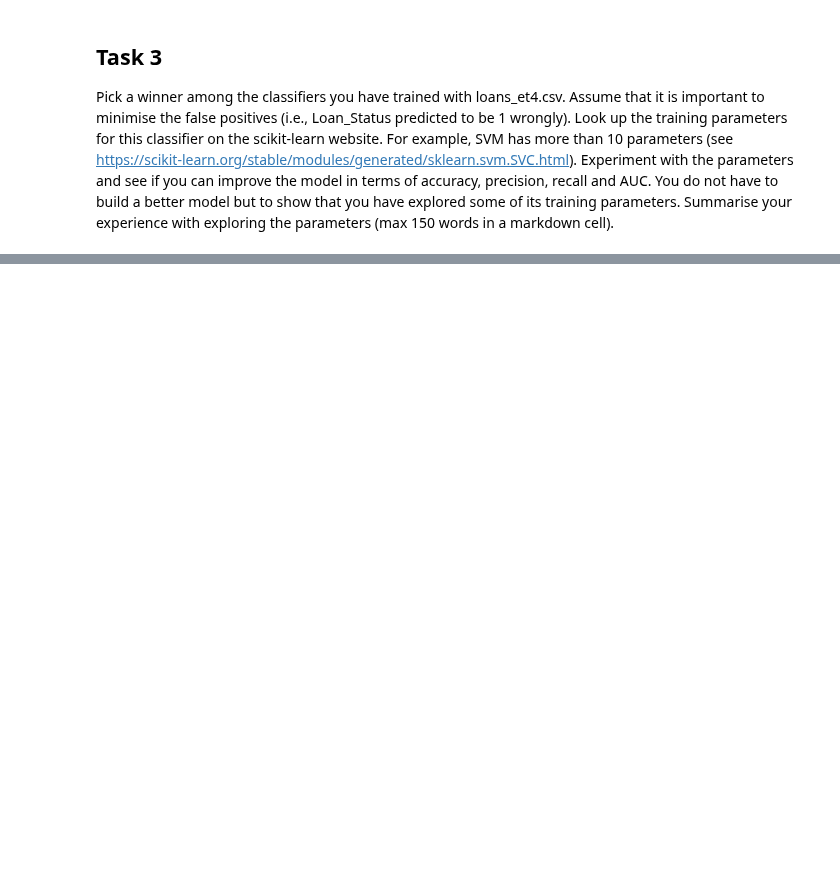
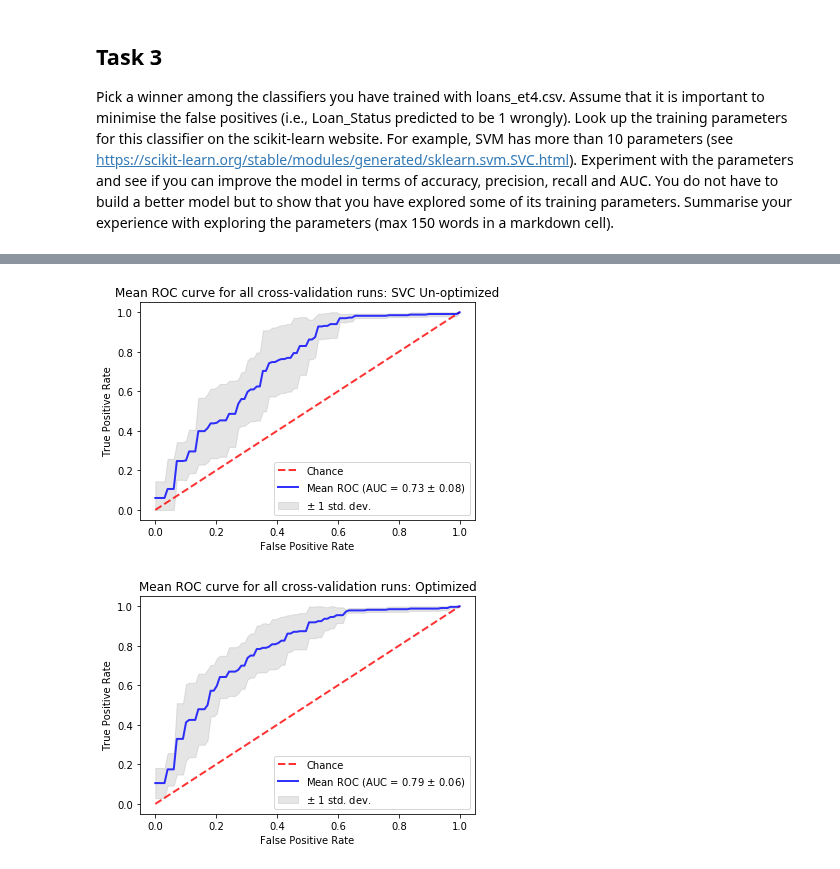
Before and after one commit to vipulpopat/MSCAI_Sem1_Etivity4, a Jupyter notebook: Etivity4_18195121_Comparison of Classifiers.ipynb, the cells around one changed output, grey strips where cells are left out. Saved outputs shown, nothing was run; the diff lists cells and outputs as text; code cells hidden in the pictures; blank space fills up the shorter version.

```diff
--- a/Etivity4_18195121_Comparison of Classifiers.ipynb
+++ b/Etivity4_18195121_Comparison of Classifiers.ipynb
@@ -295,0 +360,9 @@ Best SVM classifier parameters set found on training set:
+# %%
+# Un-optimized SVM: Plot a mean ROC curve for all cross-validation runs
+plot_roc_mean(mean_fpr, tprs_SVM, aucs_SVM, 'SVC Un-optimized')
+
+# Optmized SVM: Plot a mean ROC curve for all cross-validation runs
+plot_roc_mean(mean_fpr, tprs_opt, aucs_opt, 'Optimized')
+# %% [output]
+[figure, added]
+[figure, added]
```
Also changed, not shown: parts of 26 cells of this notebook.
